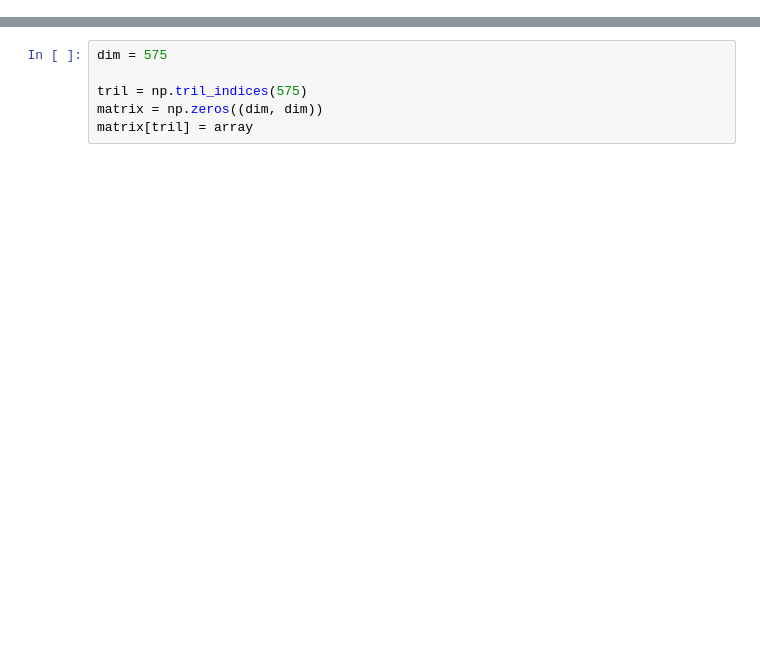
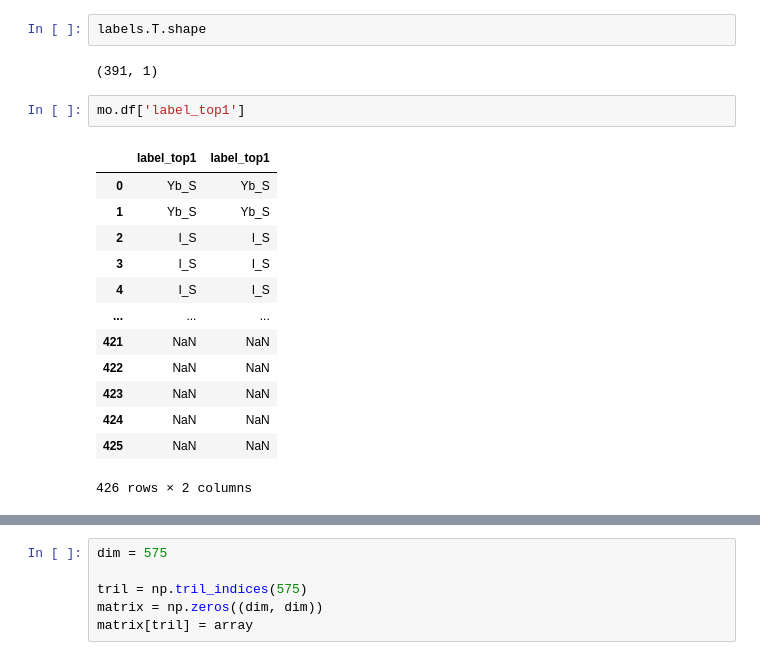
Before and after one commit to kshumilov/mctools, a Jupyter notebook: example.ipynb, the cells around one changed output, grey strips where cells are left out. Saved outputs shown, nothing was run; the diff lists cells and outputs as text; blank space fills up the shorter version.

```diff
--- a/example.ipynb
+++ b/example.ipynb
@@ -35,0 +90,20 @@ LogParser(parsers=[RouteParser,LinksParser], storage=, parser_params={}, on_pars
+# %%
+labels.T.shape
+# %% [output]
+(391, 1)
+# %%
+mo.df['label_top1']
+# %% [output]
+|  | label_top1 | label_top1 |
+| 0 | Yb_S | Yb_S |
+| 1 | Yb_S | Yb_S |
+| 2 | I_S | I_S |
+| 3 | I_S | I_S |
+| 4 | I_S | I_S |
+| ... | ... | ... |
+| 421 | NaN | NaN |
+| 422 | NaN | NaN |
+| 423 | NaN | NaN |
+| 424 | NaN | NaN |
+| 425 | NaN | NaN |
+426 rows × 2 columns
```
Also changed, not shown: parts of 72 cells of this notebook, 5 other files.
